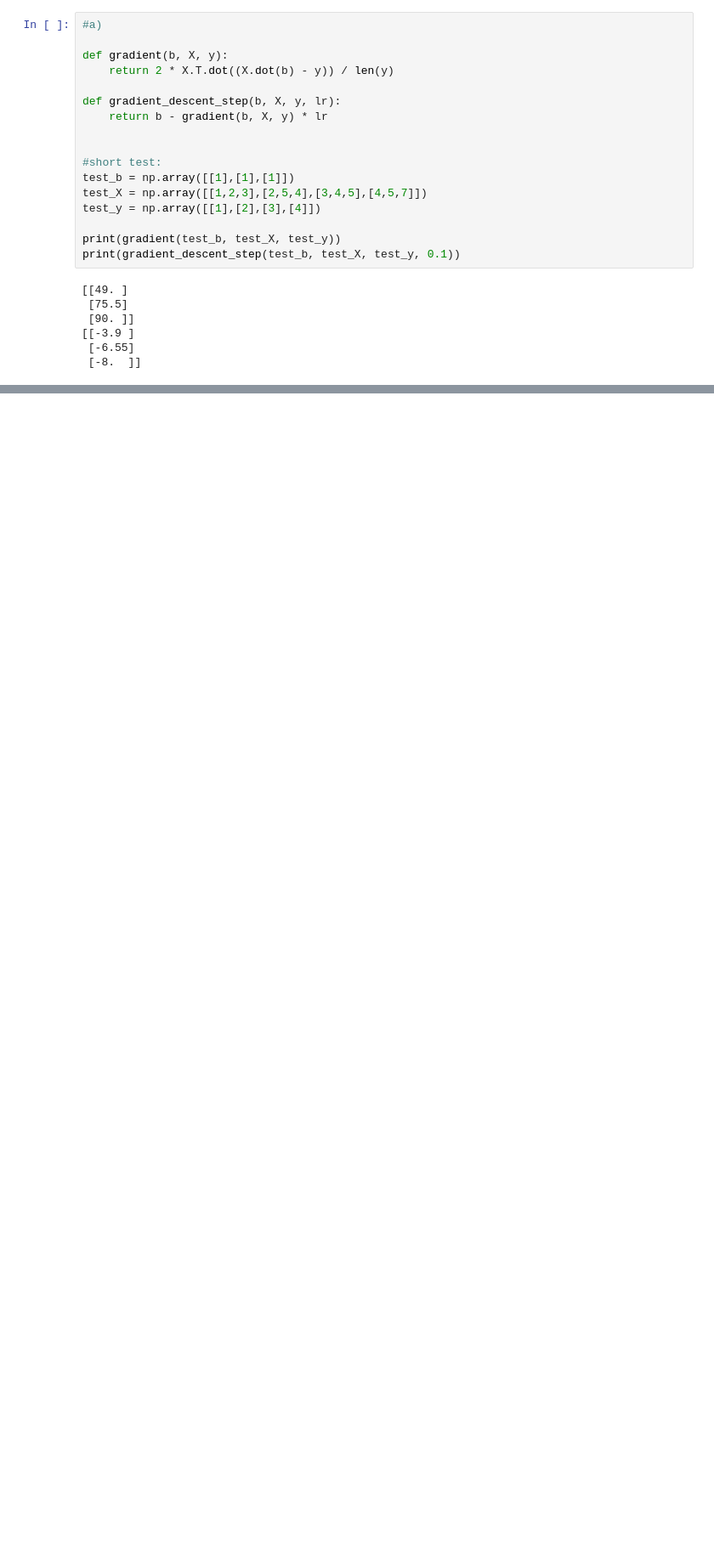
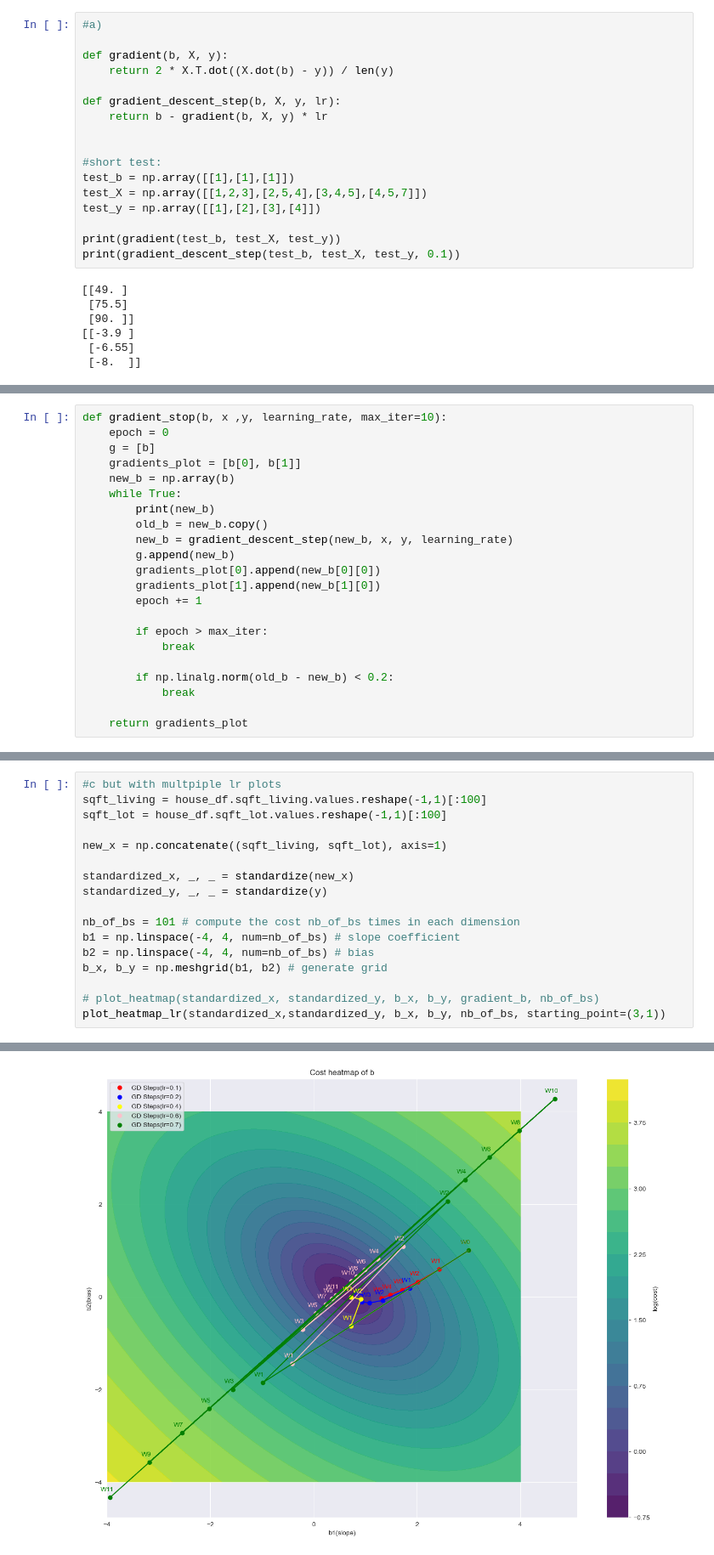
Before and after one commit to noxikoxi/Analityka, a Jupyter notebook: Assignment3/Assignment_3_Tomasz_Cach.ipynb, the cells around one changed output, grey strips where cells are left out. Shown at 85% size. Drawn from its saved outputs; the diff is of its cells as text; blank space fills up the shorter version.

```diff
--- a/Assignment3/Assignment_3_Tomasz_Cach.ipynb
+++ b/Assignment3/Assignment_3_Tomasz_Cach.ipynb
@@ -362,3 +362,25 @@ def plot_heatmap(x, y, b_x, b_y, gradient, nb_bs):
 
     plt.legend()
     plt.show()
+# %%
+def gradient_stop(b, x ,y, learning_rate, max_iter=10):
+    epoch = 0
+    g = [b]
+    gradients_plot = [b[0], b[1]]
+    new_b = np.array(b)
+    while True:
+        print(new_b)
+        old_b = new_b.copy()
+        new_b = gradient_descent_step(new_b, x, y, learning_rate)
+        g.append(new_b)
+        gradients_plot[0].append(new_b[0][0])
+        gradients_plot[1].append(new_b[1][0])
+        epoch += 1
+
+        if epoch > max_iter:
+            break
+
+        if np.linalg.norm(old_b - new_b) < 0.2:
+            break
+
+    return gradients_plot
@@ -438,0 +509,18 @@ plot_heatmap(standardized_x, standardized_y, b_x, b_y, gradient_b, nb_of_bs)
+# %%
+#c but with multpiple lr plots
+sqft_living = house_df.sqft_living.values.reshape(-1,1)[:100]
+sqft_lot = house_df.sqft_lot.values.reshape(-1,1)[:100]
+
+new_x = np.concatenate((sqft_living, sqft_lot), axis=1)
+
+standardized_x, _, _ = standardize(new_x)
+standardized_y, _, _ = standardize(y)
+
+nb_of_bs = 101 # compute the cost nb_of_bs times in each dimension
+b1 = np.linspace(-4, 4, num=nb_of_bs) # slope coefficient
+b2 = np.linspace(-4, 4, num=nb_of_bs) # bias
+b_x, b_y = np.meshgrid(b1, b2) # generate grid
+
+# plot_heatmap(standardized_x, standardized_y, b_x, b_y, gradient_b, nb_of_bs)
+plot_heatmap_lr(standardized_x,standardized_y, b_x, b_y, nb_of_bs, starting_point=(3,1))
+# %% [output]
@@ -439,3 +544,4 @@ plot_heatmap(standardized_x, standardized_y, b_x, b_y, gradient_b, nb_of_bs)
+[figure, added]
 # %%
 #d)
 # REDO b)
```
Also changed, not shown: parts of 11 cells of this notebook.
